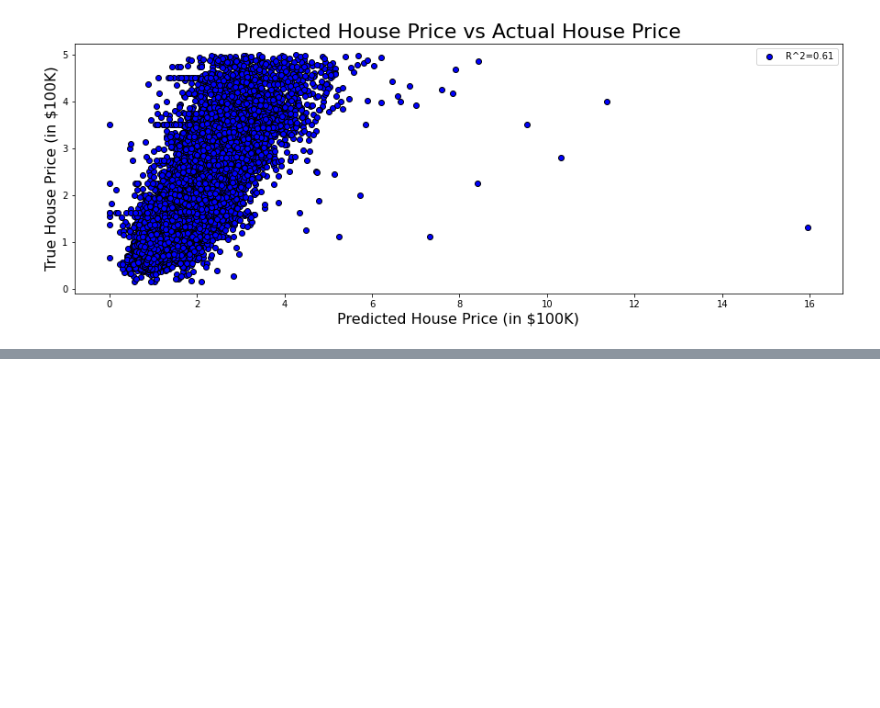
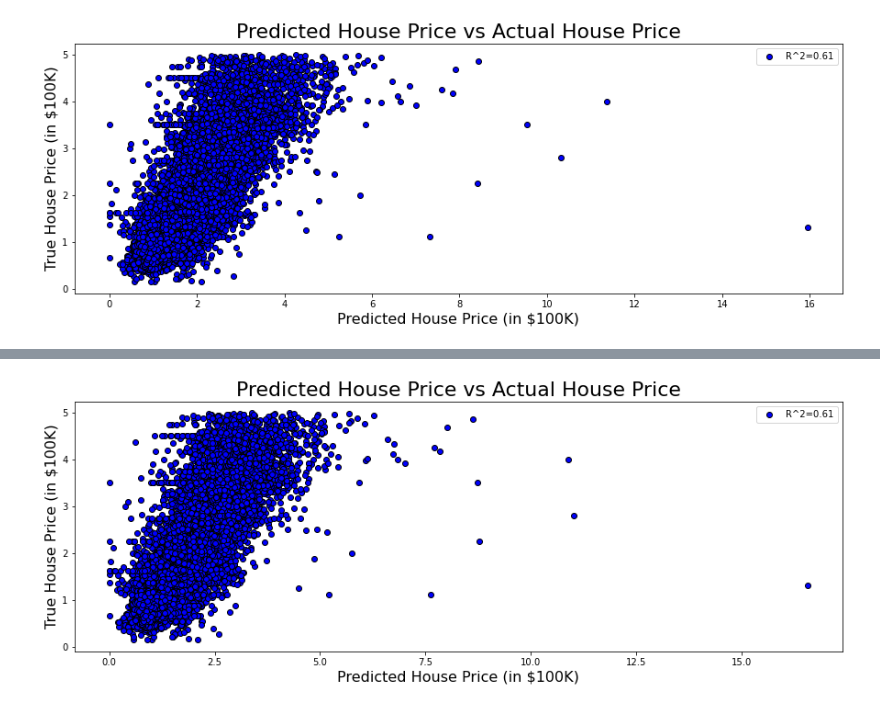
Before and after one commit to bshabashFD/Project-Chronos, a Jupyter notebook: Pyro Tutorial Linear Regression/Pyro Linear Regression.ipynb, the cells around one changed output, grey strips where cells are left out. Cells and saved outputs as stored; diff of their text form; code cells hidden in the pictures; blank space fills up the shorter version.

```diff
--- a/Pyro Tutorial Linear Regression/Pyro Linear Regression.ipynb
+++ b/Pyro Tutorial Linear Regression/Pyro Linear Regression.ipynb
@@ -568,0 +744,10 @@ plt.show()
+# %%
+plt.figure(figsize=(15, 5))
+plt.scatter(y_pred_small, y_small, c="blue", edgecolor="black", label=f'R^2={round(r2_score(y_small, y_pred_small),2)}')
+plt.title("Predicted House Price vs Actual House Price", size=22)
+plt.xlabel("Predicted House Price (in $100K)", size=16)
+plt.ylabel("True House Price (in $100K)", size=16)
+plt.legend()
+plt.show()
+# %% [output]
+[figure, added]
```
Also changed, not shown: parts of 13 cells of this notebook.
